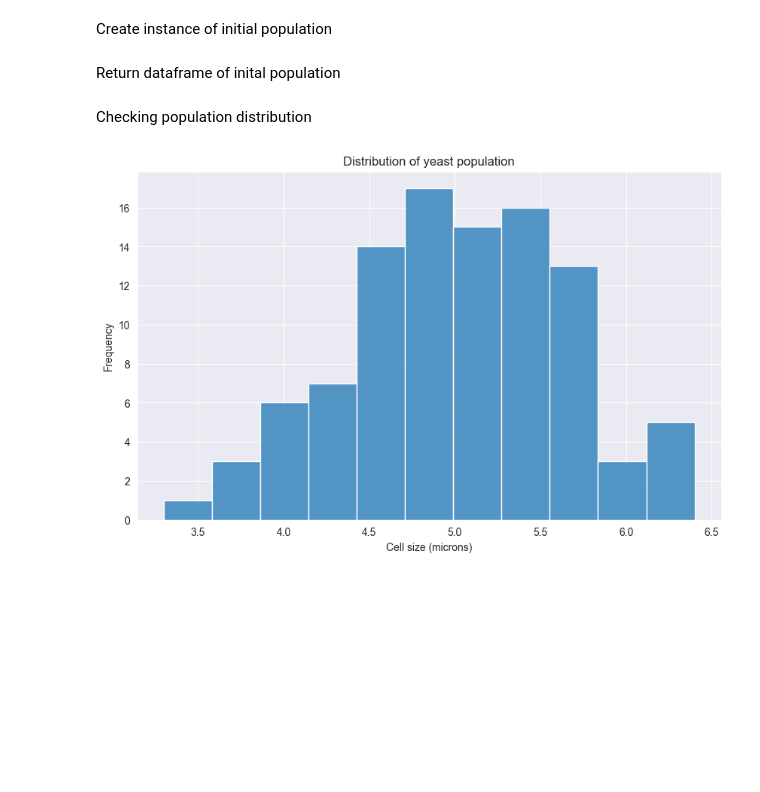
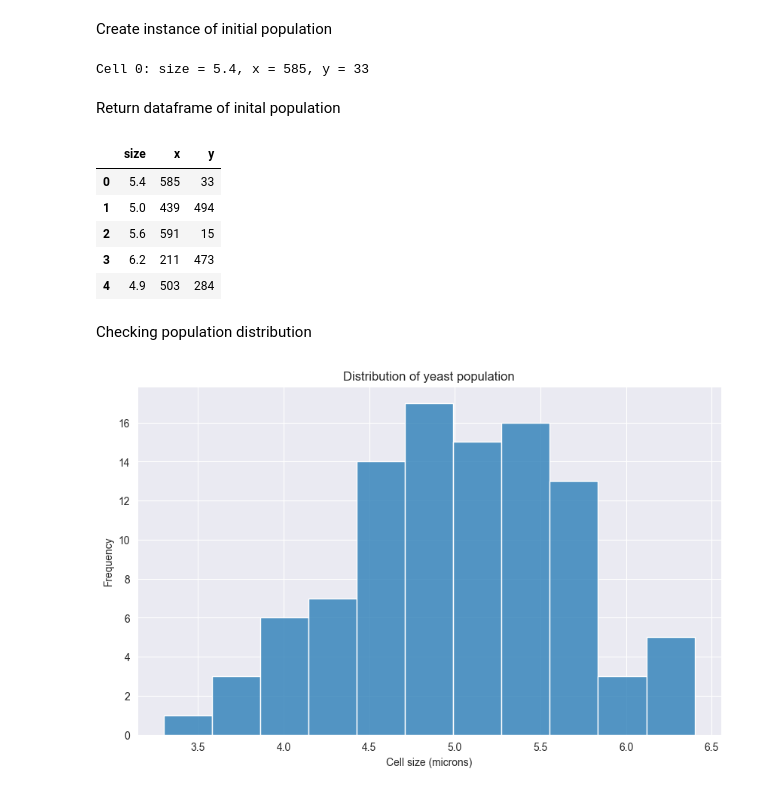
Before and after one commit to paulanaomi/yeast_population_balance, a Jupyter notebook: main.ipynb, the cells around one changed output. Drawn from its saved outputs; the diff is of its cells as text; code cells hidden in the pictures; blank space fills up the shorter version.

```diff
--- a/main.ipynb
+++ b/main.ipynb
@@ -27,36 +14,23 @@ class Cell:
-# %%
-class Population:
-    def __init__(self, num_cells, mu = 5.1, sigma = 0.7):
-        self.num_cells = num_cells
-        self.mu = mu
-        self.sigma = sigma
-        self.cells = []
-
-        for _ in range(self.num_cells):
-            self.cells.append(Cell(mu, sigma))
-
-    def get_num_cells(self):
-        return self.num_cells
-
-    def return_df(self):
-        data = []
-        for cell in self.cells:
-            data.append({"size":cell.size, "x":cell.x, "y":cell.y})
-        df = pd.DataFrame(data)
-        return df
-
-    def calc_distance(self,ia,ib):
-        a = self.cells[ia]
-        b = self.cells[ib]
-        return math.sqrt((a.x-b.x)**2 + (a.y-b.y)**2)
 # %% [markdown]
 Create instance of initial population
 # %%
 pop = Population(num_cells)
+# %%
+pop.print_cell(0)
+# %% [output]
+Cell 0: size = 5.4, x = 585, y = 33
 # %% [markdown]
 Return dataframe of inital population
 # %%
 df = pop.return_df()
+df.head()
+# %% [output]
+|  | size | x | y |
+| 0 | 5.4 | 585 | 33 |
+| 1 | 5.0 | 439 | 494 |
+| 2 | 5.6 | 591 | 15 |
+| 3 | 6.2 | 211 | 473 |
+| 4 | 4.9 | 503 | 284 |
 # %% [markdown]
 Checking population distribution
 # %%
```
Also changed, not shown: parts of 7 cells of this notebook, 2 other files.
